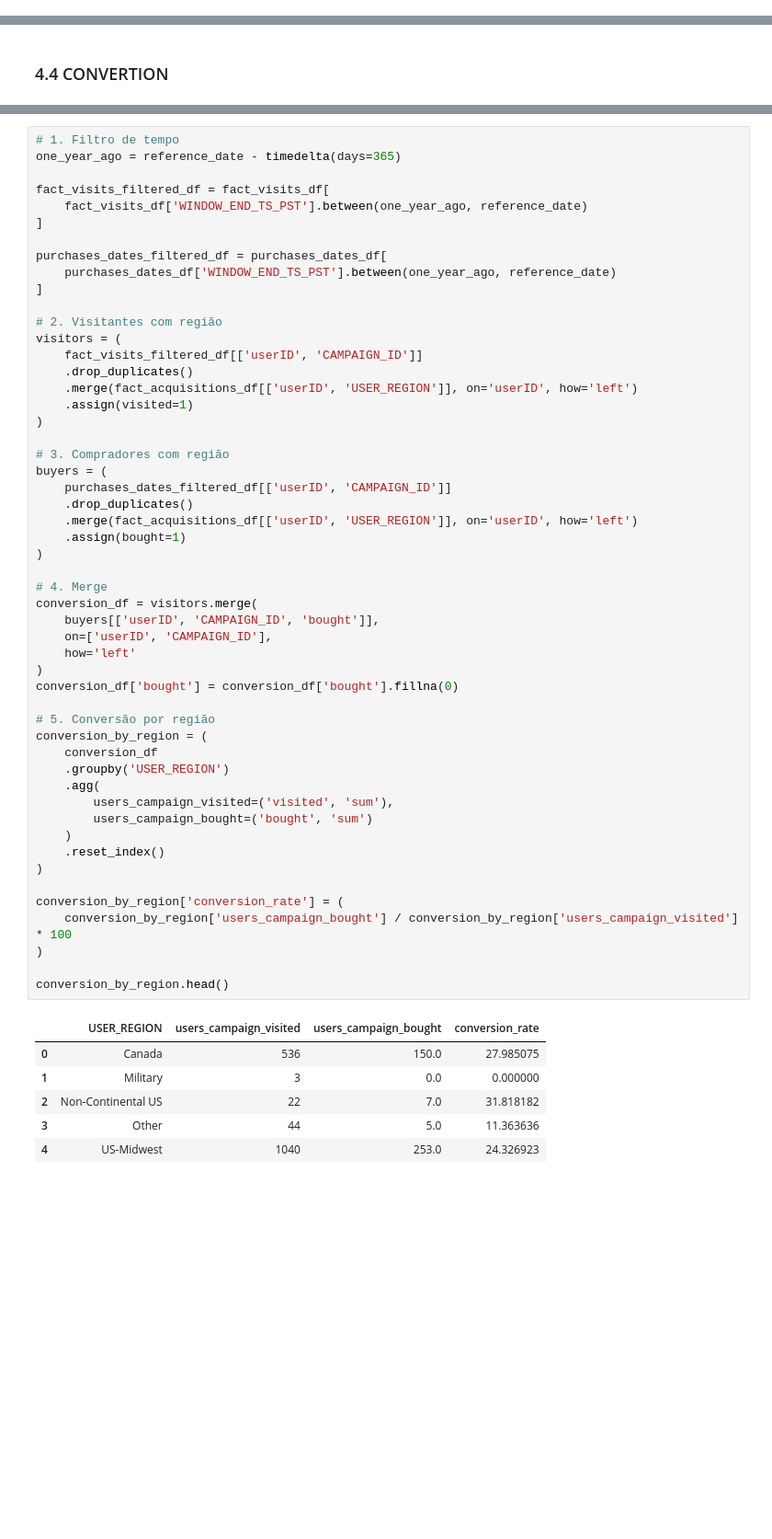
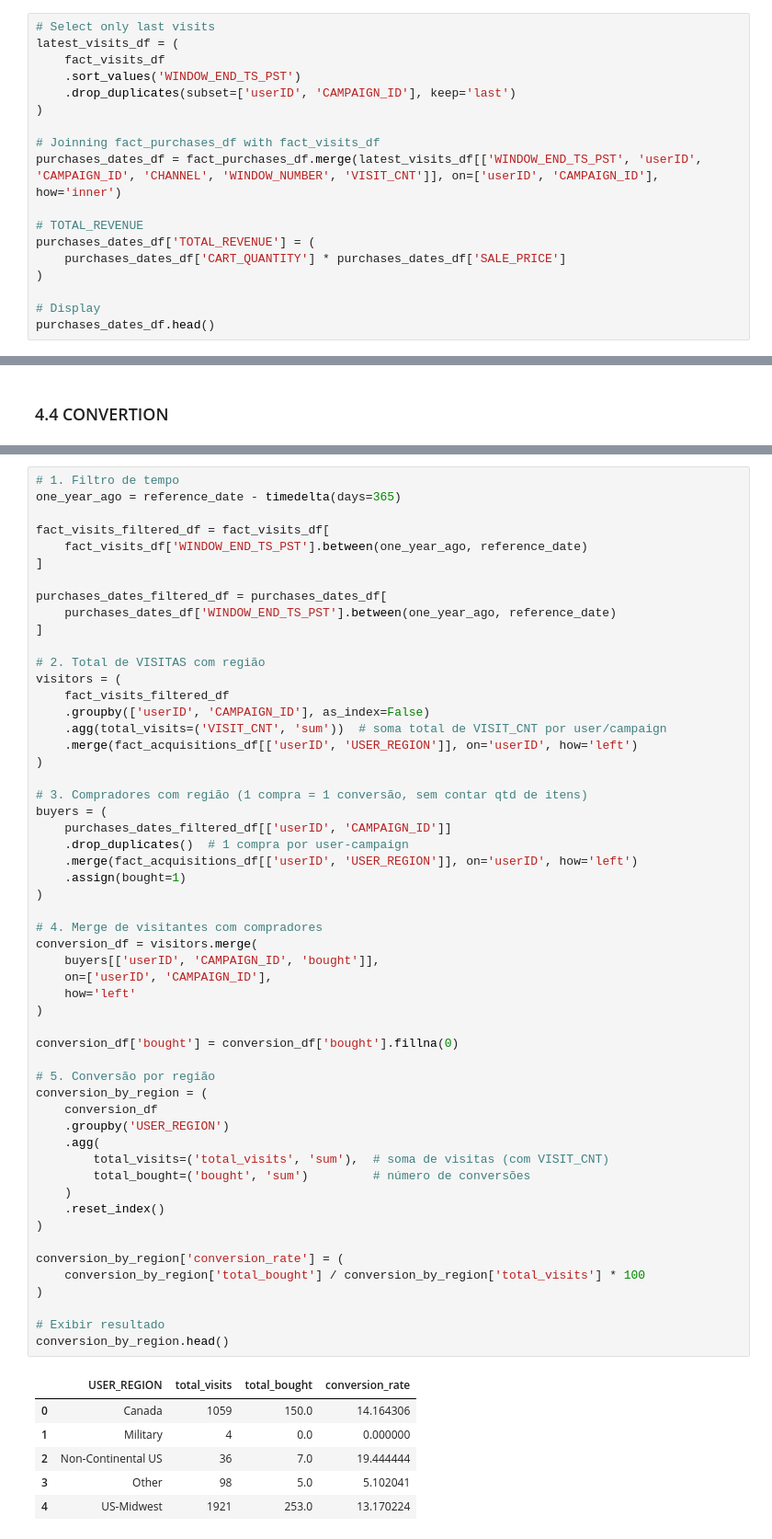
Before and after one commit to bbucalonserra/sales-membership-analysis, a Jupyter notebook: sales-membership-analysis.ipynb, the cells around one changed output, grey strips where cells are left out. Shown at 92% size. Drawn from its saved outputs; the diff is of its cells as text; blank space fills up the shorter version.

```diff
--- a/sales-membership-analysis.ipynb
+++ b/sales-membership-analysis.ipynb
@@ -1666,0 +1548,18 @@ display(crosstab_df)
+# %%
+# Select only last visits
+latest_visits_df = (
+    fact_visits_df
+    .sort_values('WINDOW_END_TS_PST')
+    .drop_duplicates(subset=['userID', 'CAMPAIGN_ID'], keep='last')
+)
+
+# Joinning fact_purchases_df with fact_visits_df
+purchases_dates_df = fact_purchases_df.merge(latest_visits_df[['WINDOW_END_TS_PST', 'userID', 'CAMPAIGN_ID', 'CHANNEL', 'WINDOW_NUMBER', 'VISIT_CNT']], on=['userID', 'CAMPAIGN_ID'], how='inner')
+
+# TOTAL_REVENUE
+purchases_dates_df['TOTAL_REVENUE'] = (
+    purchases_dates_df['CART_QUANTITY'] * purchases_dates_df['SALE_PRICE']
+)
+
+# Display
+purchases_dates_df.head()
@@ -1698,50 +1731,52 @@ purchases_dates_filtered_df = purchases_dates_df[
     purchases_dates_df['WINDOW_END_TS_PST'].between(one_year_ago, reference_date)
 ]
 
-# 2. Visitantes com região
+# 2. Total de VISITAS com região
 visitors = (
-    fact_visits_filtered_df[['userID', 'CAMPAIGN_ID']]
-    .drop_duplicates()
+    fact_visits_filtered_df
+    .groupby(['userID', 'CAMPAIGN_ID'], as_index=False)
+    .agg(total_visits=('VISIT_CNT', 'sum'))  # soma total de VISIT_CNT por user/campaign
     .merge(fact_acquisitions_df[['userID', 'USER_REGION']], on='userID', how='left')
-    .assign(visited=1)
 )
 
-# 3. Compradores com região
+# 3. Compradores com região (1 compra = 1 conversão, sem contar qtd de itens)
 buyers = (
     purchases_dates_filtered_df[['userID', 'CAMPAIGN_ID']]
-    .drop_duplicates()
+    .drop_duplicates()  # 1 compra por user-campaign
     .merge(fact_acquisitions_df[['userID', 'USER_REGION']], on='userID', how='left')
     .assign(bought=1)
 )
 
-# 4. Merge
+# 4. Merge de visitantes com compradores
 conversion_df = visitors.merge(
     buyers[['userID', 'CAMPAIGN_ID', 'bought']],
     on=['userID', 'CAMPAIGN_ID'],
     how='left'
 )
+
 conversion_df['bought'] = conversion_df['bought'].fillna(0)
 
 # 5. Conversão por região
 conversion_by_region = (
     conversion_df
     .groupby('USER_REGION')
     .agg(
-        users_campaign_visited=('visited', 'sum'),
-        users_campaign_bought=('bought', 'sum')
+        total_visits=('total_visits', 'sum'),  # soma de visitas (com VISIT_CNT)
+        total_bought=('bought', 'sum')         # número de conversões
     )
     .reset_index()
 )
 
 conversion_by_region['conversion_rate'] = (
-    conversion_by_region['users_campaign_bought'] / conversion_by_region['users_campaign_visited'] * 100
+    conversion_by_region['total_bought'] / conversion_by_region['total_visits'] * 100
 )
 
+# Exibir resultado
 conversion_by_region.head()
 # %% [output]
-|  | USER_REGION | users_campaign_visited | users_campaign_bought | conversion_rate |
-| 0 | Canada | 536 | 150.0 | 27.985075 |
-| 1 | Military | 3 | 0.0 | 0.000000 |
-| 2 | Non-Continental US | 22 | 7.0 | 31.818182 |
-| 3 | Other | 44 | 5.0 | 11.363636 |
-| 4 | US-Midwest | 1040 | 253.0 | 24.326923 |
+|  | USER_REGION | total_visits | total_bought | conversion_rate |
+| 0 | Canada | 1059 | 150.0 | 14.164306 |
+| 1 | Military | 4 | 0.0 | 0.000000 |
+| 2 | Non-Continental US | 36 | 7.0 | 19.444444 |
+| 3 | Other | 98 | 5.0 | 5.102041 |
+| 4 | US-Midwest | 1921 | 253.0 | 13.170224 |
```
Also changed, not shown: parts of 34 cells of this notebook, 2 other files.
